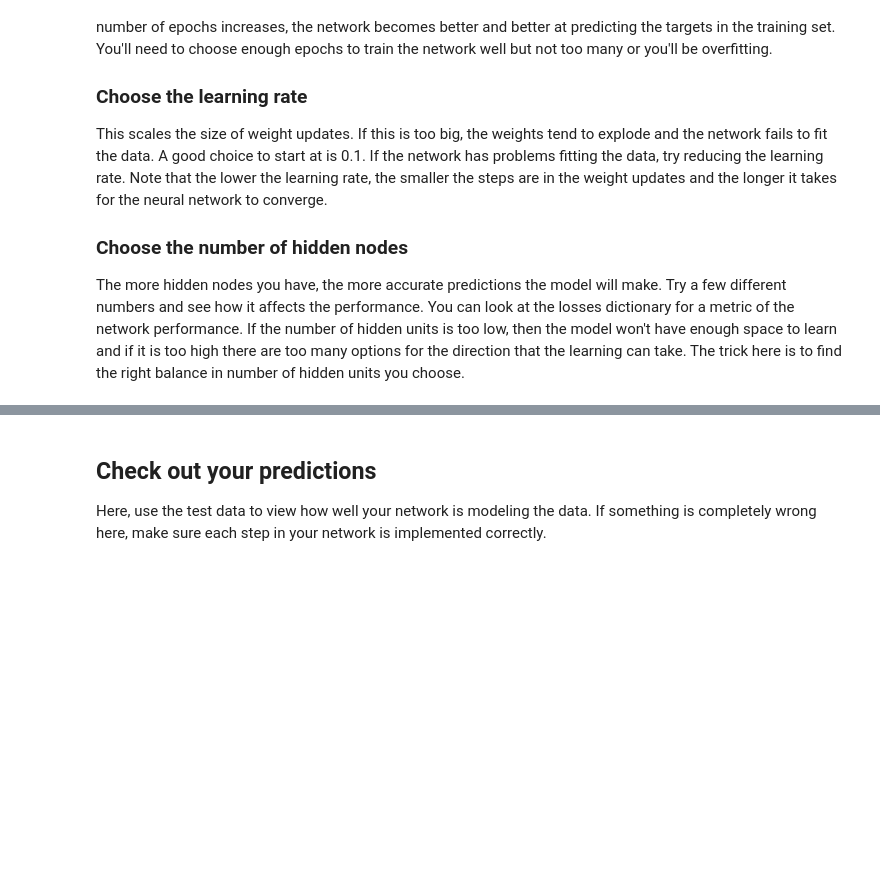
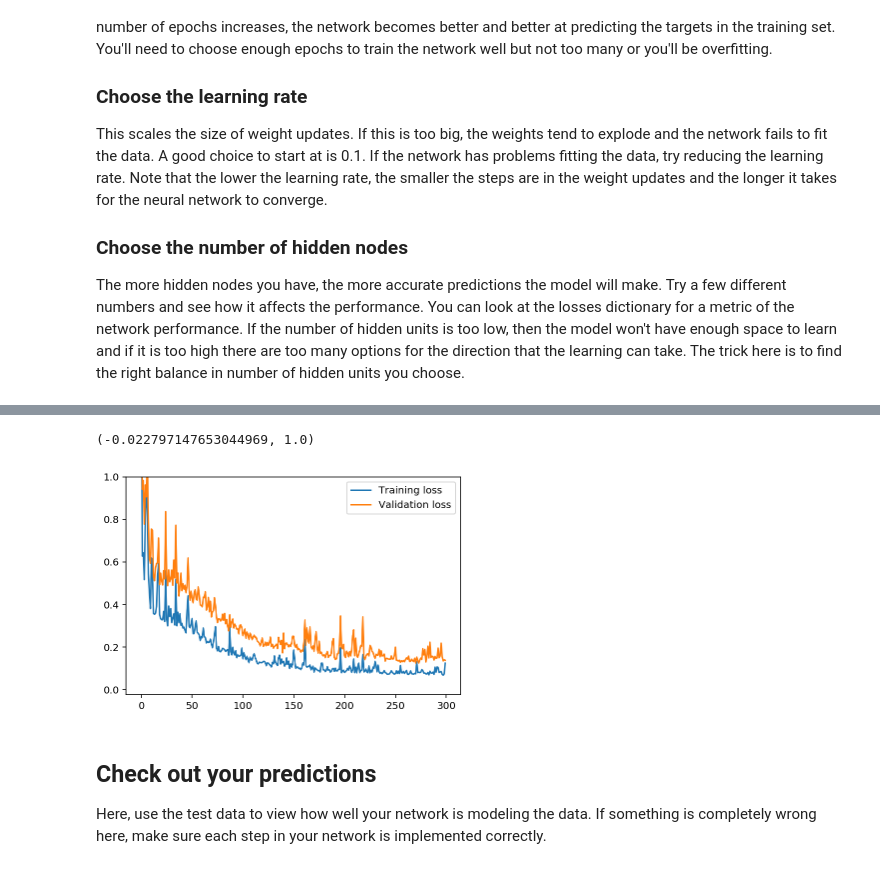
Before and after one commit to SlipknotTN/udacity-deeplearning-nanodegree, a Jupyter notebook: DLND-your-first-network/dlnd-your-first-neural-network.ipynb, the cells around one changed output, grey strips where cells are left out. Cells and saved outputs as stored; diff of their text form; code cells hidden in the pictures; blank space fills up the shorter version.

```diff
--- a/DLND-your-first-network/dlnd-your-first-neural-network.ipynb
+++ b/DLND-your-first-network/dlnd-your-first-neural-network.ipynb
@@ -202,9 +244,9 @@ The more hidden nodes you have, the more accurate predictions the model will mak
 import sys
 
 ### Set the hyperparameters here ###
-epochs = 100
+epochs = 300
 learning_rate = 0.1
-hidden_nodes = 5
+hidden_nodes = 50
 output_nodes = 1
 
 N_i = train_features.shape[1]
@@ -230,8 +274,11 @@ for e in range(epochs):
 # %%
 plt.plot(losses['train'], label='Training loss')
 plt.plot(losses['validation'], label='Validation loss')
 plt.legend()
-plt.ylim(ymax=0.5)
+plt.ylim(ymax=1.0)
+# %% [output]
+(-0.022797147653044969, 1.0)
+[figure, added]
 # %% [markdown]
 ## Check out your predictions
 
```
Also changed, not shown: parts of 6 cells of this notebook, 1 other file.
